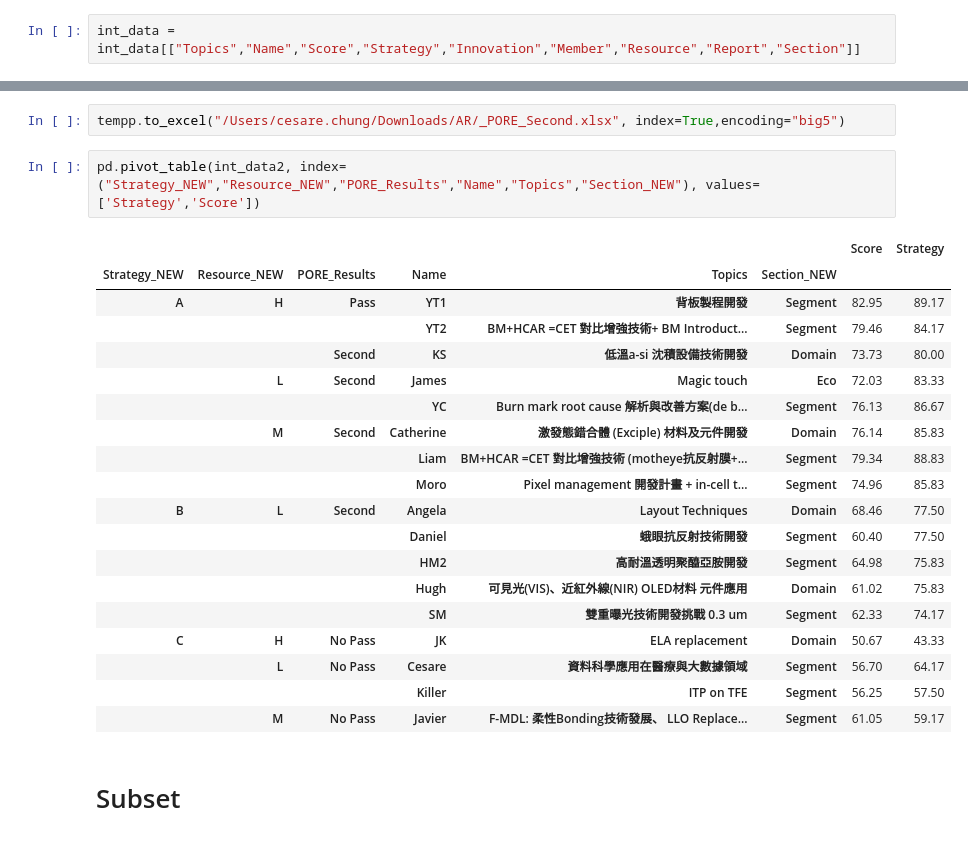
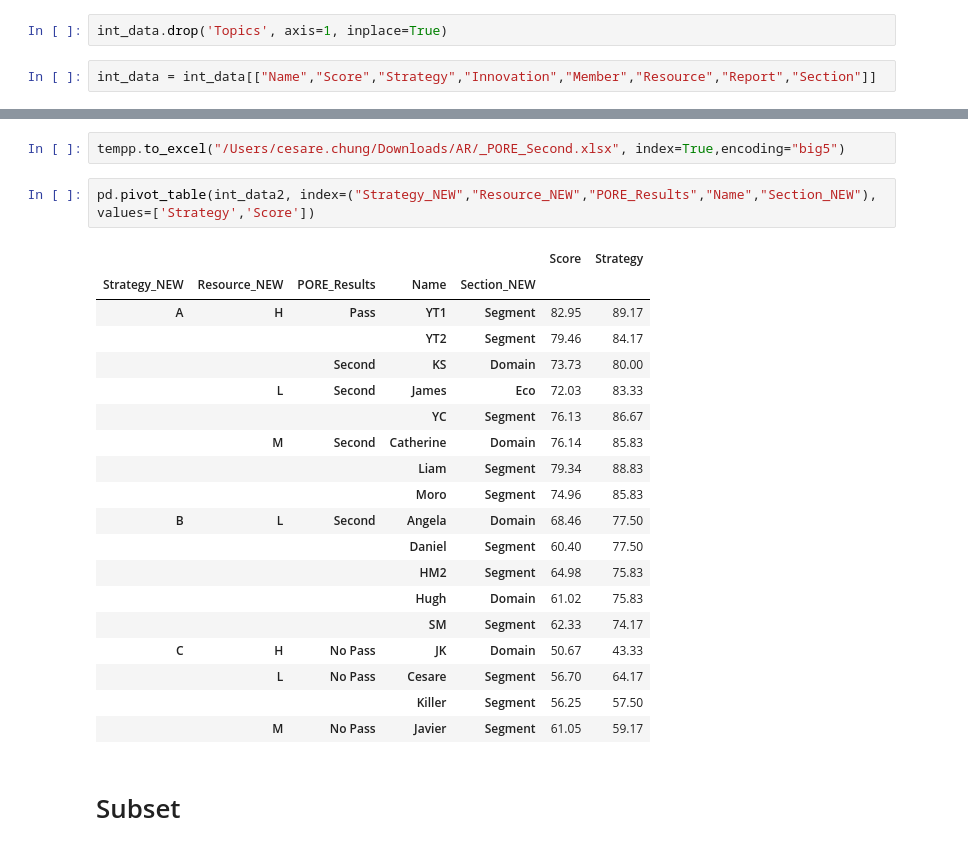
Before and after one commit to randomForester/Defect-detection, a Jupyter notebook: GroupBy/PORE_Final.ipynb, the cells around one changed output, grey strips where cells are left out. Saved outputs shown, nothing was run; the diff lists cells and outputs as text.

```diff
--- a/GroupBy/PORE_Final.ipynb
+++ b/GroupBy/PORE_Final.ipynb
@@ -26,5 +21,7 @@ int_data.head(6)
+# %%
+int_data.drop('Topics', axis=1, inplace=True)
 # %%
-int_data = int_data[["Topics","Name","Score","Strategy","Innovation","Member","Resource","Report","Section"]]
+int_data = int_data[["Name","Score","Strategy","Innovation","Member","Resource","Report","Section"]]
 # %%
 int_data2 = int_data
 int_data2.head(18)
@@ -430,27 +427,27 @@ tempp
 # %%
 tempp.to_excel("/Users/cesare.chung/Downloads/AR/_PORE_Second.xlsx", index=True,encoding="big5")
 # %%
-pd.pivot_table(int_data2, index=("Strategy_NEW","Resource_NEW","PORE_Results","Name","Topics","Section_NEW"), values=['Strategy','Score'])
+pd.pivot_table(int_data2, index=("Strategy_NEW","Resource_NEW","PORE_Results","Name","Section_NEW"), values=['Strategy','Score'])
 # %% [output]
-|  |  |  |  |  |  | Score | Strategy |
-| Strategy_NEW | Resource_NEW | PORE_Results | Name | Topics | Section_NEW |  |  |
-| A | H | Pass | YT1 | 背板製程開發 | Segment | 82.95 | 89.17 |
-|  |  |  | YT2 | BM+HCAR =CET 對比增強技術+ BM Introduct... | Segment | 79.46 | 84.17 |
-|  |  | Second | KS | 低溫a-si 沈積設備技術開發 | Domain | 73.73 | 80.00 |
-|  | L | Second | James | Magic touch | Eco | 72.03 | 83.33 |
-|  |  |  | YC | Burn mark root cause 解析與改善方案(de b... | Segment | 76.13 | 86.67 |
-|  | M | Second | Catherine | 激發態錯合體 (Exciple) 材料及元件開發 | Domain | 76.14 | 85.83 |
-|  |  |  | Liam | BM+HCAR =CET 對比增強技術 (motheye抗反射膜+... | Segment | 79.34 | 88.83 |
-|  |  |  | Moro | Pixel management 開發計畫 + in-cell t... | Segment | 74.96 | 85.83 |
-| B | L | Second | Angela | Layout Techniques | Domain | 68.46 | 77.50 |
-|  |  |  | Daniel | 蛾眼抗反射技術開發 | Segment | 60.40 | 77.50 |
-|  |  |  | HM2 | 高耐溫透明聚醯亞胺開發 | Segment | 64.98 | 75.83 |
-|  |  |  | Hugh | 可見光(VIS)、近紅外線(NIR) OLED材料 元件應用 | Domain | 61.02 | 75.83 |
-|  |  |  | SM | 雙重曝光技術開發挑戰 0.3 um | Segment | 62.33 | 74.17 |
-| C | H | No Pass | JK | ELA replacement | Domain | 50.67 | 43.33 |
-|  | L | No Pass | Cesare | 資料科學應用在醫療與大數據領域 | Segment | 56.70 | 64.17 |
-|  |  |  | Killer | ITP on TFE | Segment | 56.25 | 57.50 |
-|  | M | No Pass | Javier | F-MDL: 柔性Bonding技術發展、 LLO Replace... | Segment | 61.05 | 59.17 |
+|  |  |  |  |  | Score | Strategy |
+| Strategy_NEW | Resource_NEW | PORE_Results | Name | Section_NEW |  |  |
+| A | H | Pass | YT1 | Segment | 82.95 | 89.17 |
+|  |  |  | YT2 | Segment | 79.46 | 84.17 |
+|  |  | Second | KS | Domain | 73.73 | 80.00 |
+|  | L | Second | James | Eco | 72.03 | 83.33 |
+|  |  |  | YC | Segment | 76.13 | 86.67 |
+|  | M | Second | Catherine | Domain | 76.14 | 85.83 |
+|  |  |  | Liam | Segment | 79.34 | 88.83 |
+|  |  |  | Moro | Segment | 74.96 | 85.83 |
+| B | L | Second | Angela | Domain | 68.46 | 77.50 |
+|  |  |  | Daniel | Segment | 60.40 | 77.50 |
+|  |  |  | HM2 | Segment | 64.98 | 75.83 |
+|  |  |  | Hugh | Domain | 61.02 | 75.83 |
+|  |  |  | SM | Segment | 62.33 | 74.17 |
+| C | H | No Pass | JK | Domain | 50.67 | 43.33 |
+|  | L | No Pass | Cesare | Segment | 56.70 | 64.17 |
+|  |  |  | Killer | Segment | 56.25 | 57.50 |
+|  | M | No Pass | Javier | Segment | 61.05 | 59.17 |
 # %% [markdown]
 # Subset
 # %%
```
Also changed, not shown: parts of 13 cells of this notebook.
